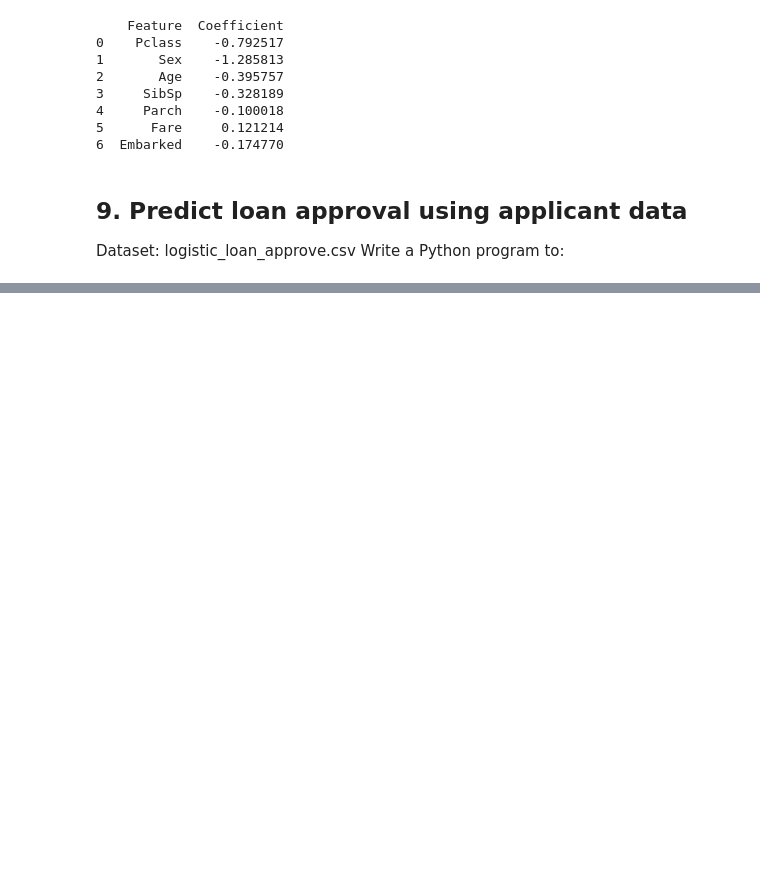
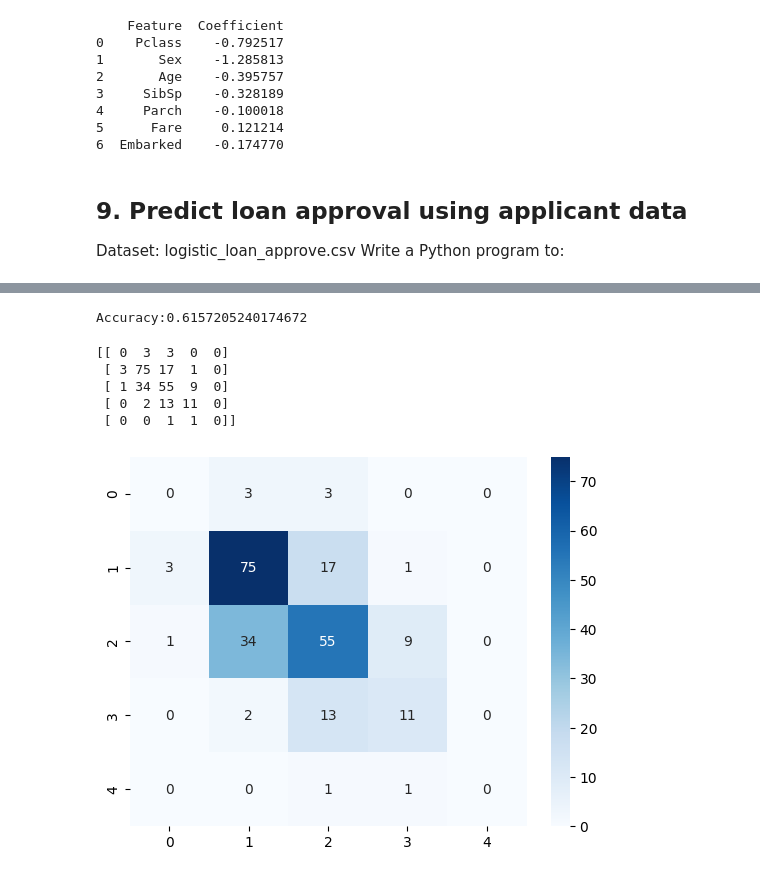
Before and after one commit to Dhyan-Shah/Sparks_AI_ML_Internship, a Jupyter notebook: ML/Practice/ML_Test.ipynb, the cells around one changed output, grey strips where cells are left out. Saved outputs shown, nothing was run; the diff lists cells and outputs as text; code cells hidden in the pictures; blank space fills up the shorter version.

```diff
--- a/ML/Practice/ML_Test.ipynb
+++ b/ML/Practice/ML_Test.ipynb
@@ -955,0 +1392,10 @@ Write a Python program to:
+# %%
+X_train,X_test,y_train,y_test=train_test_split(
+    X,y,test_size=0.2,random_state=42
+)
+# %%
+for i in range(1,15):
+    model=KNeighborsClassifier(n_neighbors=i)
+    model.fit(X_train,y_train)
+    y_pred=model.predict(X_test)
+    print(f'{i} ----> {metrics.accuracy_score(y_test,y_pred)}')
@@ -955,0 +1417,31 @@ Write a Python program to:
+# %%
+model=KNeighborsClassifier(n_neighbors=8)
+model.fit(X_train,y_train)
+y_pred=model.predict(X_test)
+print(f'Accuracy:{metrics.accuracy_score(y_test,y_pred)}')
+# %% [output]
+Accuracy:0.6157205240174672
+# %%
+cm = metrics.confusion_matrix(
+    y_test,
+    y_pred
+)
+
+print(cm)
+# %% [output]
+[[ 0  3  3  0  0]
+ [ 3 75 17  1  0]
+ [ 1 34 55  9  0]
+ [ 0  2 13 11  0]
+ [ 0  0  1  1  0]]
+# %%
+sns.heatmap(
+    cm,
+    annot=True,
+    fmt='d',
+    cmap='Blues'
+)
+
+plt.show()
+# %% [output]
+[figure, added]
```
Also changed, not shown: parts of 50 cells of this notebook, 3 other files.
